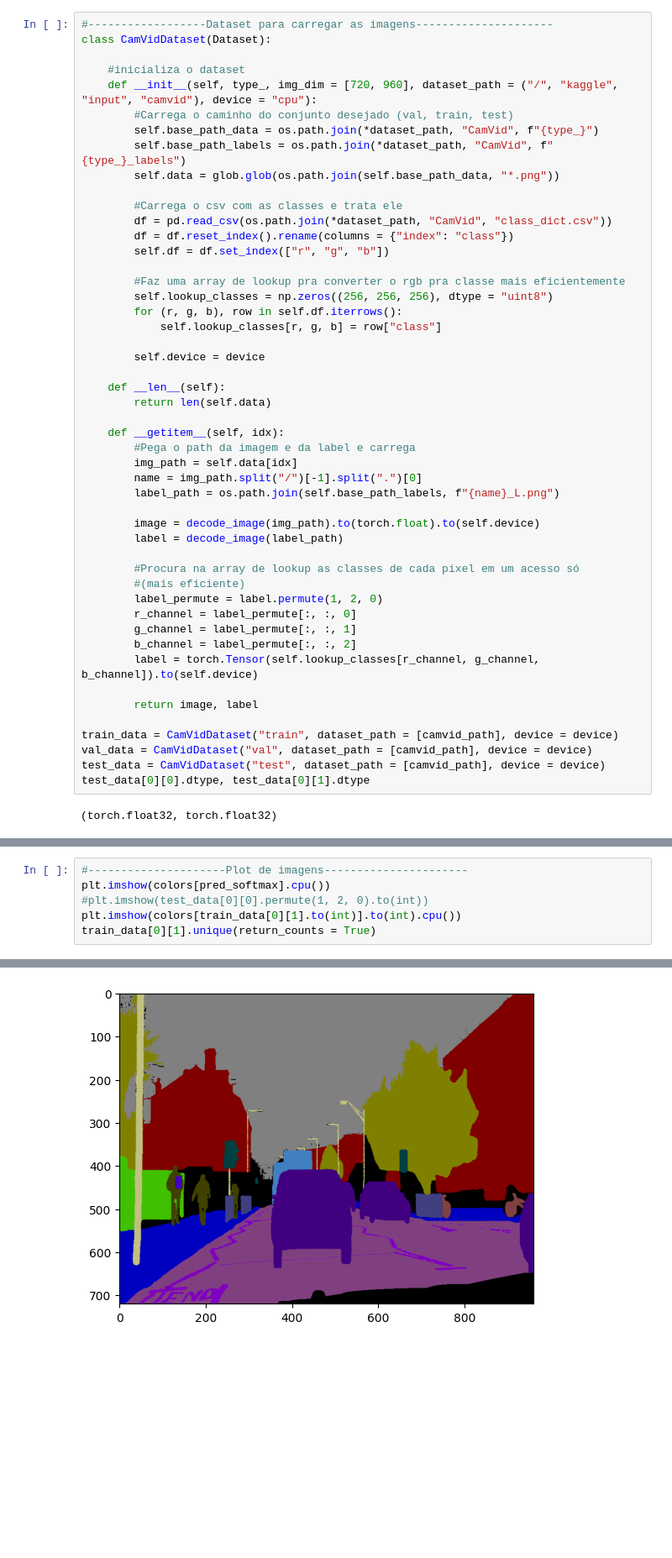
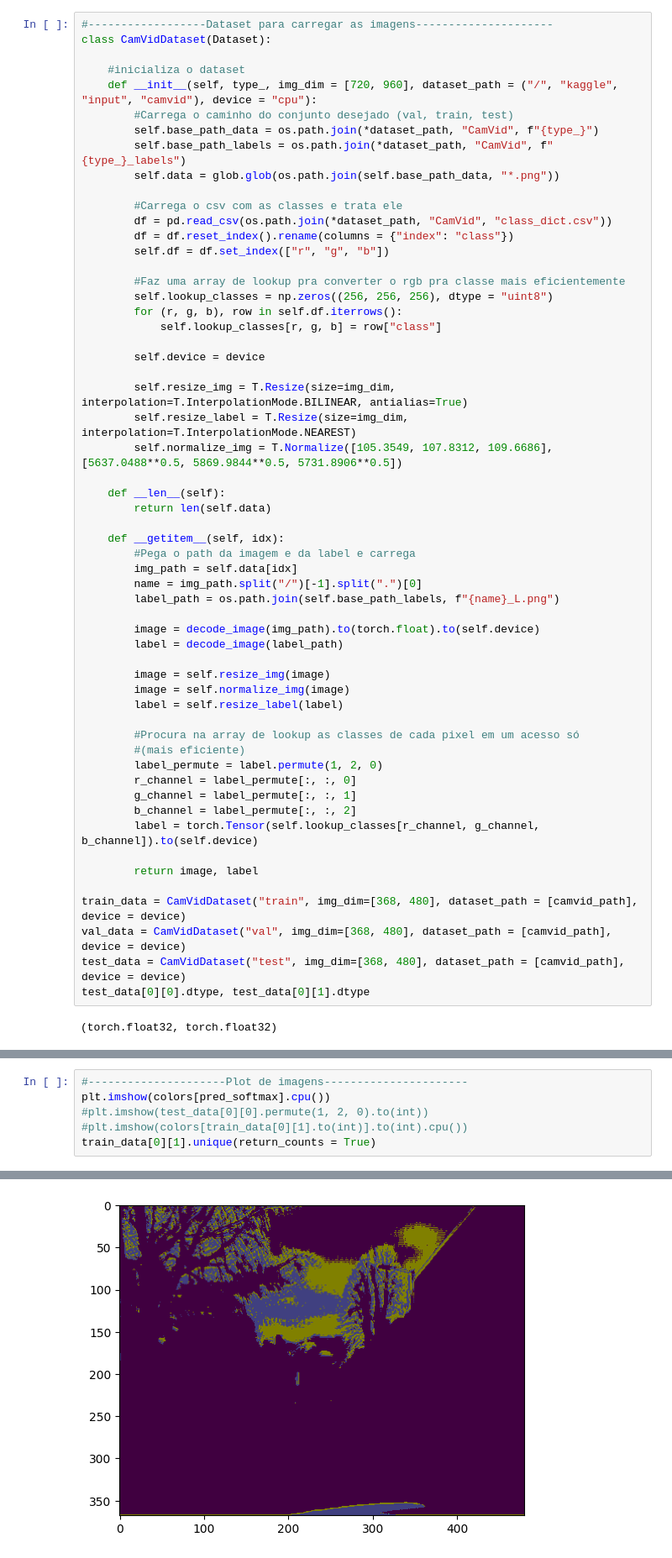
Before and after one commit to pedrotokar/deeplearning-assignments, a Jupyter notebook: Assignment 1/Deep_Learning_Assignment_1.ipynb, the cells around one changed output, grey strips where cells are left out. Shown at 84% size. Drawn from its saved outputs; the diff is of its cells as text; blank space fills up the shorter version.

```diff
--- a/Assignment 1/Deep_Learning_Assignment_1.ipynb
+++ b/Assignment 1/Deep_Learning_Assignment_1.ipynb
@@ -123,6 +125,10 @@ class CamVidDataset(Dataset):
 
         self.device = device
 
+        self.resize_img = T.Resize(size=img_dim, interpolation=T.InterpolationMode.BILINEAR, antialias=True)
+        self.resize_label = T.Resize(size=img_dim, interpolation=T.InterpolationMode.NEAREST)
+        self.normalize_img = T.Normalize([105.3549, 107.8312, 109.6686], [5637.0488**0.5, 5869.9844**0.5, 5731.8906**0.5])
+
     def __len__(self):
         return len(self.data)
 
@@ -135,6 +141,10 @@ class CamVidDataset(Dataset):
         image = decode_image(img_path).to(torch.float).to(self.device)
         label = decode_image(label_path)
 
+        image = self.resize_img(image)
+        image = self.normalize_img(image)
+        label = self.resize_label(label)
+
         #Procura na array de lookup as classes de cada pixel em um acesso só
         #(mais eficiente)
         label_permute = label.permute(1, 2, 0)
@@ -145,9 +155,9 @@ class CamVidDataset(Dataset):
 
         return image, label
 
-train_data = CamVidDataset("train", dataset_path = [camvid_path], device = device)
-val_data = CamVidDataset("val", dataset_path = [camvid_path], device = device)
-test_data = CamVidDataset("test", dataset_path = [camvid_path], device = device)
+train_data = CamVidDataset("train", img_dim=[368, 480], dataset_path = [camvid_path], device = device)
+val_data = CamVidDataset("val", img_dim=[368, 480], dataset_path = [camvid_path], device = device)
+test_data = CamVidDataset("test", img_dim=[368, 480], dataset_path = [camvid_path], device = device)
 test_data[0][0].dtype, test_data[0][1].dtype
 # %% [output]
 (torch.float32, torch.float32)
@@ -270,7 +282,7 @@ torch.Size([32, 720, 960])
 #---------------------Plot de imagens----------------------
 plt.imshow(colors[pred_softmax].cpu())
 #plt.imshow(test_data[0][0].permute(1, 2, 0).to(int))
-plt.imshow(colors[train_data[0][1].to(int)].to(int).cpu())
+#plt.imshow(colors[train_data[0][1].to(int)].to(int).cpu())
 train_data[0][1].unique(return_counts = True)
 # %% [output]
 (tensor([ 4.,  5.,  6.,  8.,  9., 10., 14., 16., 17., 19., 21., 22., 24., 26.,
@@ -281,3 +292,3 @@ train_data[0][1].unique(return_counts = True)
-[figure, old version]
+[figure, new version]
 # %%
 #--------------------Loops de treino e teste-------------
```
Also changed, not shown: parts of 11 cells of this notebook.
